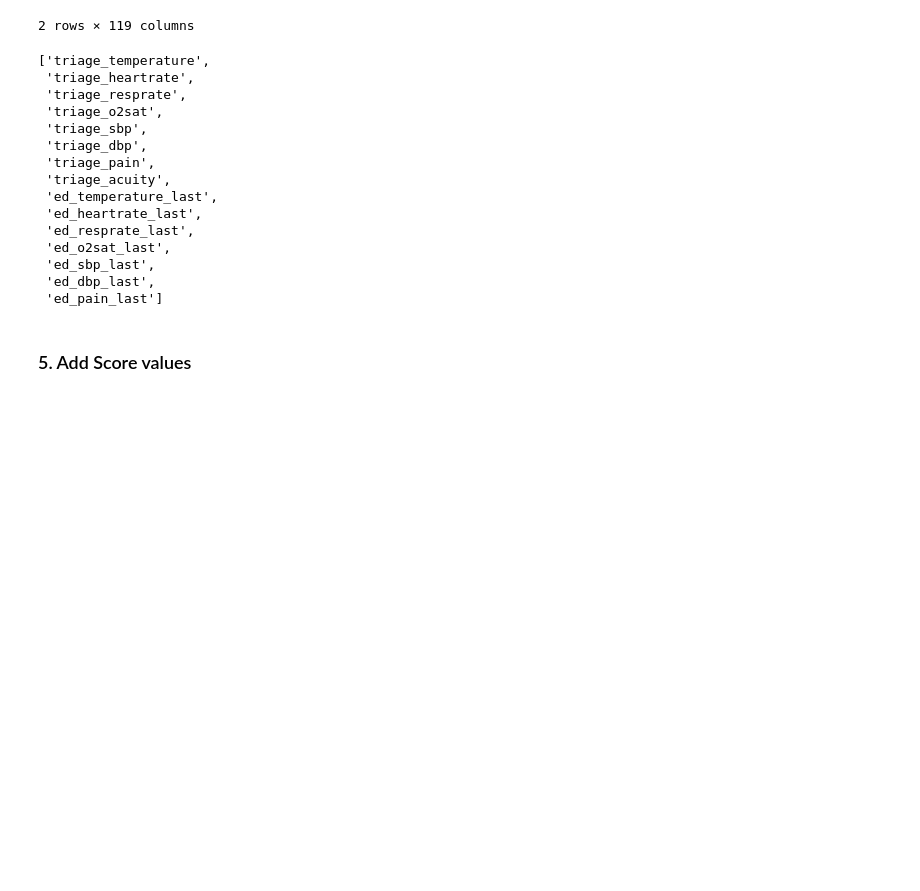
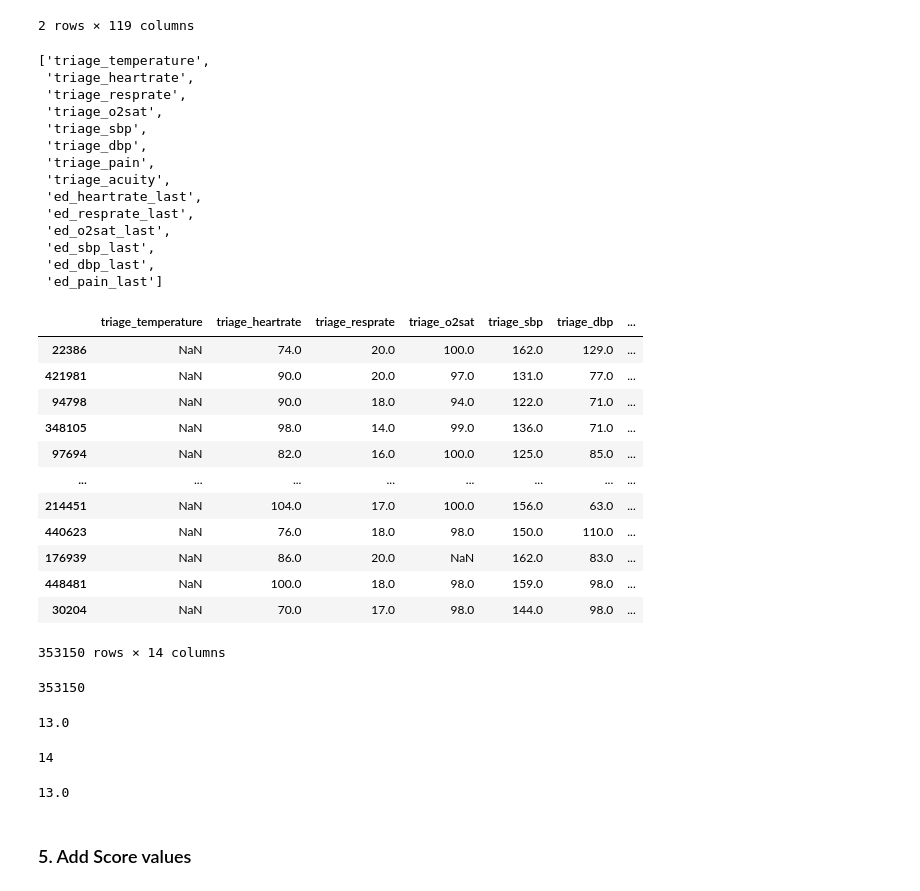
Before and after one commit to nliulab/mimic4ed-benchmark, a Jupyter notebook: Benchmark_scripts/data_general_processing.ipynb, the cells around one changed output. Cells and saved outputs as stored; diff of their text form; code cells hidden in the pictures; blank space fills up the shorter version.

```diff
--- a/Benchmark_scripts/data_general_processing.ipynb
+++ b/Benchmark_scripts/data_general_processing.ipynb
@@ -109,6 +121,7 @@ df_missing_stats
 # %%
 vitals_cols = [col for col in df_master.columns if len(col.split('_')) > 1 and
                                                    col.split('_')[1] in vitals_valid_range]
+vitals_cols.pop(8)
 vitals_cols
 # %% [output]
 ['triage_temperature',
@@ -119,11 +132,42 @@ vitals_cols
  'triage_dbp',
  'triage_pain',
  'triage_acuity',
- 'ed_temperature_last',
  'ed_heartrate_last',
  'ed_resprate_last',
  'ed_o2sat_last',
  'ed_sbp_last',
  'ed_dbp_last',
  'ed_pain_last']
+# %%
+df_train[vitals_cols]
+# %% [output]
+|  | triage_temperature | triage_heartrate | triage_resprate | triage_o2sat | triage_sbp | triage_dbp | ... |
+| 22386 | NaN | 74.0 | 20.0 | 100.0 | 162.0 | 129.0 | ... |
+| 421981 | NaN | 90.0 | 20.0 | 97.0 | 131.0 | 77.0 | ... |
+| 94798 | NaN | 90.0 | 18.0 | 94.0 | 122.0 | 71.0 | ... |
+| 348105 | NaN | 98.0 | 14.0 | 99.0 | 136.0 | 71.0 | ... |
+| 97694 | NaN | 82.0 | 16.0 | 100.0 | 125.0 | 85.0 | ... |
+| ... | ... | ... | ... | ... | ... | ... | ... |
+| 214451 | NaN | 104.0 | 17.0 | 100.0 | 156.0 | 63.0 | ... |
+| 440623 | NaN | 76.0 | 18.0 | 98.0 | 150.0 | 110.0 | ... |
+| 176939 | NaN | 86.0 | 20.0 | NaN | 162.0 | 83.0 | ... |
+| 448481 | NaN | 100.0 | 18.0 | 98.0 | 159.0 | 98.0 | ... |
+| 30204 | NaN | 70.0 | 17.0 | 98.0 | 144.0 | 98.0 | ... |
+353150 rows × 14 columns
+# %%
+len(imputer.fit_transform(df_train[vitals_cols]))
+# %% [output]
+353150
+# %%
+imputer.fit_transform(df_train[vitals_cols]).size / len(imputer.fit_transform(df_train[vitals_cols]))
+# %% [output]
+13.0
+# %%
+len(vitals_cols)
+# %% [output]
+14
+# %%
+imputer.fit_transform(df_test[vitals_cols]).size / len(imputer.fit_transform(df_test[vitals_cols]))
+# %% [output]
+13.0
 # %%
```
Also changed, not shown: parts of 5 cells of this notebook.
